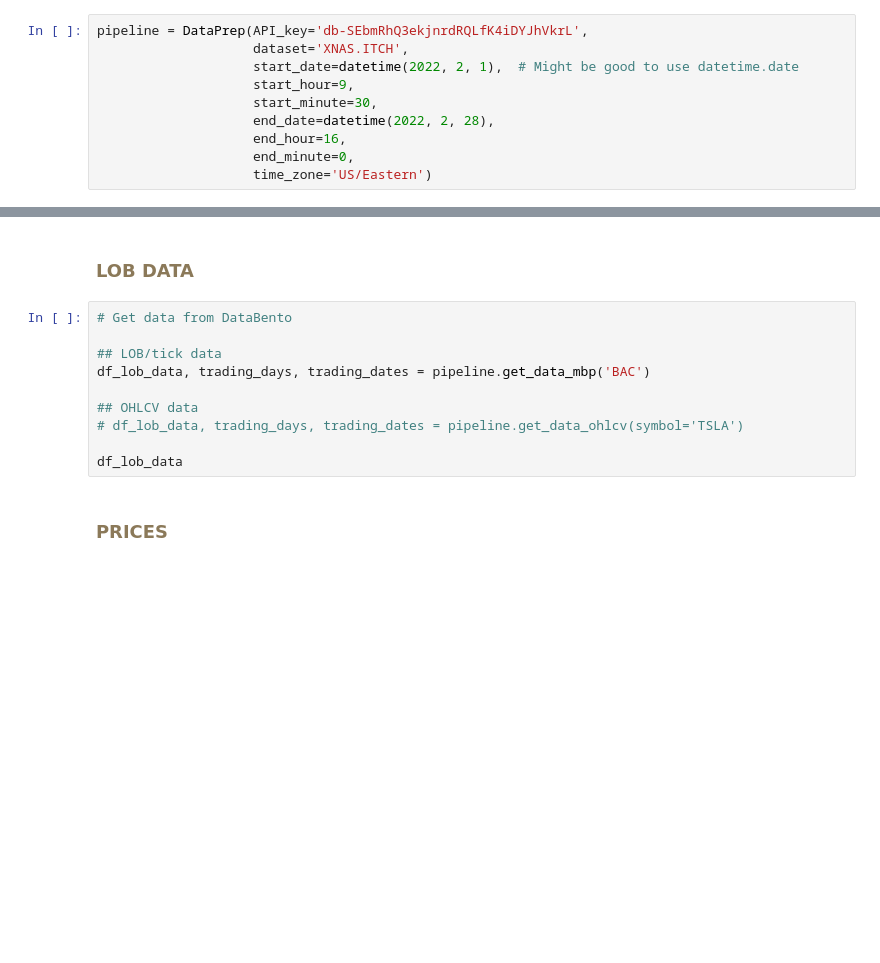
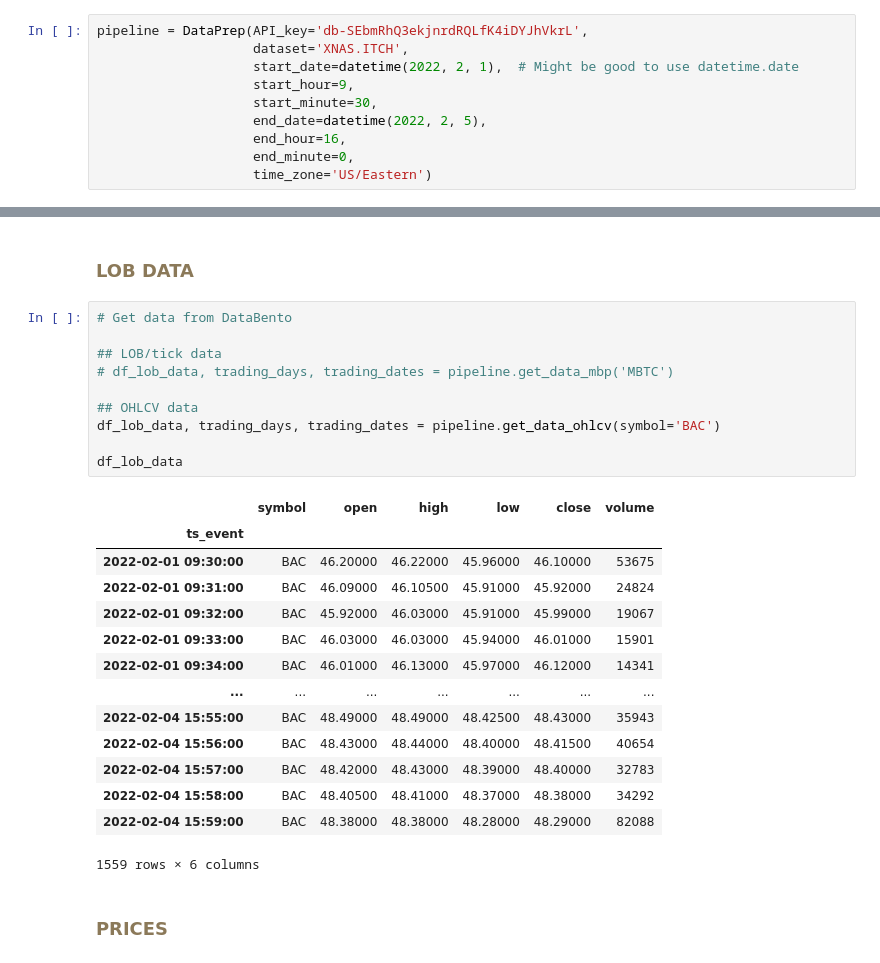
Before and after one commit to f-montenegro/ADIA-Exogenous-Information-in-HFT, a Jupyter notebook: L2_Execution/pipeline_example.ipynb, the cells around one changed output, grey strips where cells are left out. Cells and saved outputs as stored; diff of their text form; blank space fills up the shorter version.

```diff
--- a/L2_Execution/pipeline_example.ipynb
+++ b/L2_Execution/pipeline_example.ipynb
@@ -27,7 +27,7 @@ pipeline = DataPrep(API_key='db-SEbmRhQ3ekjnrdRQLfK4iDYJhVkrL',
                     start_date=datetime(2022, 2, 1),  # Might be good to use datetime.date
                     start_hour=9,
                     start_minute=30,
-                    end_date=datetime(2022, 2, 28),
+                    end_date=datetime(2022, 2, 5),
                     end_hour=16,
                     end_minute=0,
                     time_zone='US/Eastern')
@@ -45,13 +45,28 @@ fitting = Fitting()
 # %%
 # Get data from DataBento
 
 ## LOB/tick data
-df_lob_data, trading_days, trading_dates = pipeline.get_data_mbp('BAC')
+# df_lob_data, trading_days, trading_dates = pipeline.get_data_mbp('MBTC')
 
 ## OHLCV data
-# df_lob_data, trading_days, trading_dates = pipeline.get_data_ohlcv(symbol='TSLA')
+df_lob_data, trading_days, trading_dates = pipeline.get_data_ohlcv(symbol='BAC')
 
 df_lob_data
+# %% [output]
+|  | symbol | open | high | low | close | volume |
+| ts_event |  |  |  |  |  |  |
+| 2022-02-01 09:30:00 | BAC | 46.20000 | 46.22000 | 45.96000 | 46.10000 | 53675 |
+| 2022-02-01 09:31:00 | BAC | 46.09000 | 46.10500 | 45.91000 | 45.92000 | 24824 |
+| 2022-02-01 09:32:00 | BAC | 45.92000 | 46.03000 | 45.91000 | 45.99000 | 19067 |
+| 2022-02-01 09:33:00 | BAC | 46.03000 | 46.03000 | 45.94000 | 46.01000 | 15901 |
+| 2022-02-01 09:34:00 | BAC | 46.01000 | 46.13000 | 45.97000 | 46.12000 | 14341 |
+| ... | ... | ... | ... | ... | ... | ... |
+| 2022-02-04 15:55:00 | BAC | 48.49000 | 48.49000 | 48.42500 | 48.43000 | 35943 |
+| 2022-02-04 15:56:00 | BAC | 48.43000 | 48.44000 | 48.40000 | 48.41500 | 40654 |
+| 2022-02-04 15:57:00 | BAC | 48.42000 | 48.43000 | 48.39000 | 48.40000 | 32783 |
+| 2022-02-04 15:58:00 | BAC | 48.40500 | 48.41000 | 48.37000 | 48.38000 | 34292 |
+| 2022-02-04 15:59:00 | BAC | 48.38000 | 48.38000 | 48.28000 | 48.29000 | 82088 |
+1559 rows × 6 columns
 # %% [markdown]
 <H3 style="color:#8B7959">PRICES</H3>
 # %%
```
Also changed, not shown: parts of 34 cells of this notebook, 2 other files.
